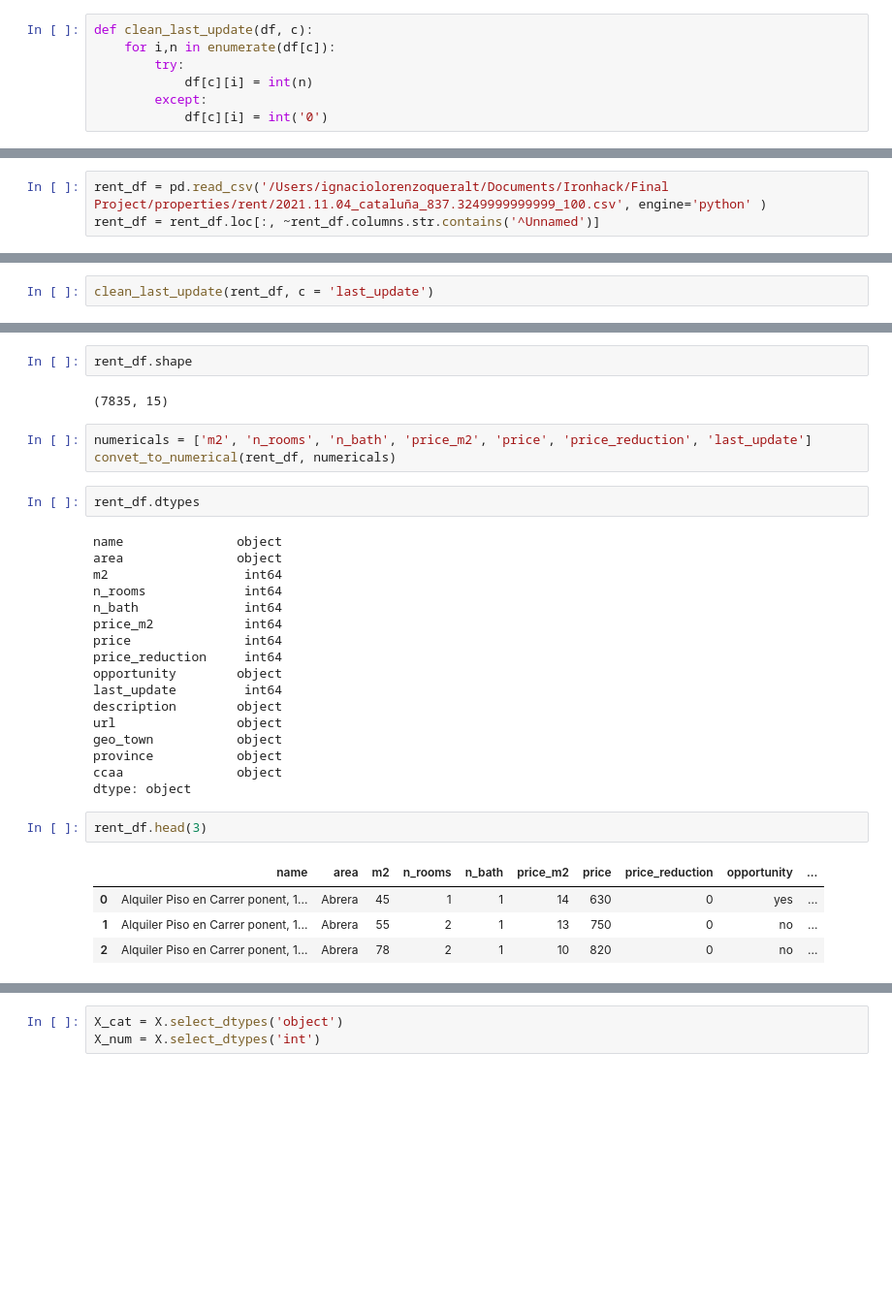
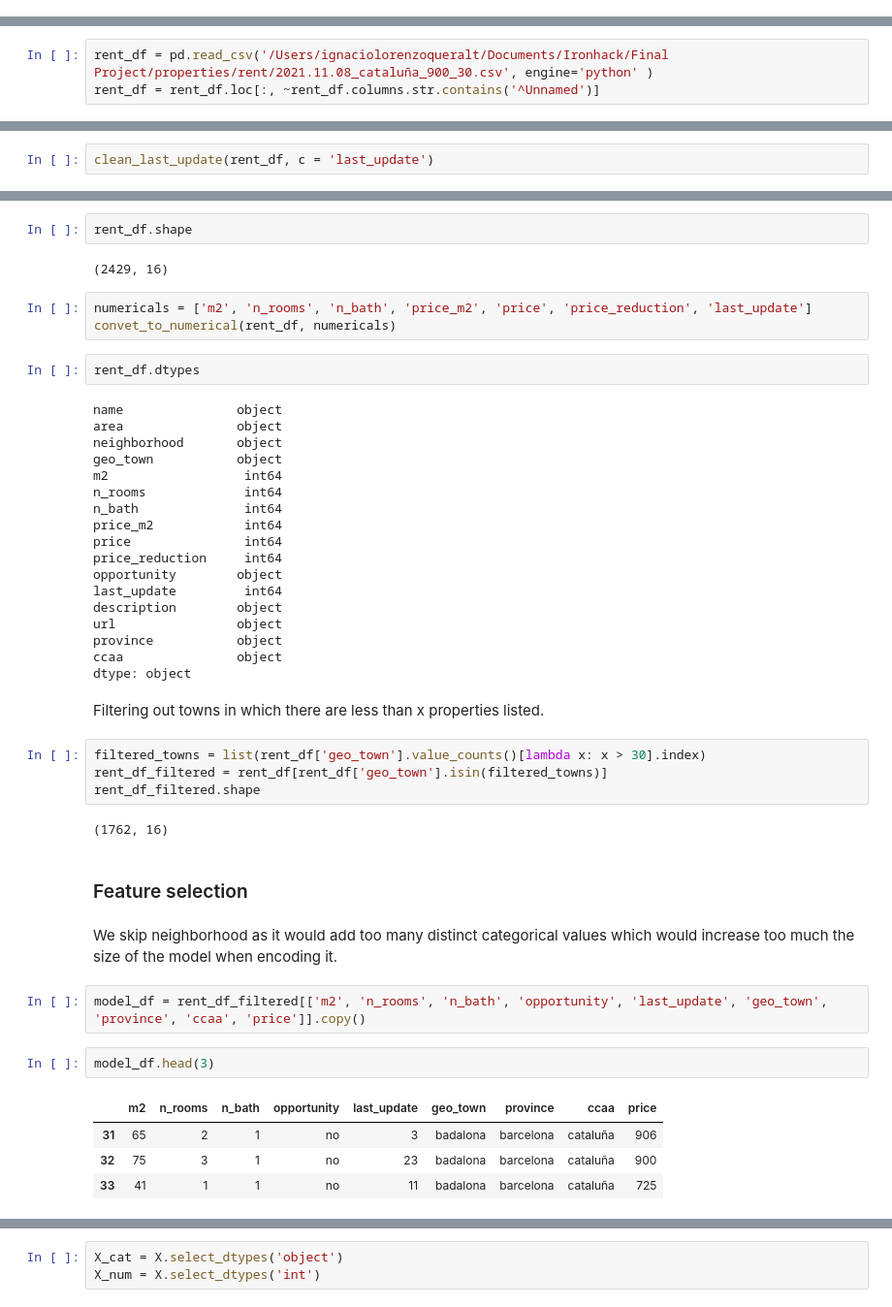
Before and after one commit to ignaciolorenzo/final-project-ignacio, a Jupyter notebook: rent_price_prediction.ipynb, the cells around one changed output, grey strips where cells are left out. Shown at 97% size. Cells and saved outputs as stored; diff of their text form; blank space fills up the shorter version.

```diff
--- a/rent_price_prediction.ipynb
+++ b/rent_price_prediction.ipynb
@@ -11,7 +17,0 @@ warnings.filterwarnings('ignore')
-# %%
-def clean_last_update(df, c):
-    for i,n in enumerate(df[c]):
-        try:
-            df[c][i] = int(n)
-        except:
-            df[c][i] = int('0')
@@ -35,3 +22,3 @@ def convet_to_numerical(df, list = []):
 # %%
-rent_df = pd.read_csv('/Users/ignaciolorenzoqueralt/Documents/Ironhack/Final Project/properties/rent/2021.11.04_cataluña_837.3249999999999_100.csv', engine='python' )
+rent_df = pd.read_csv('/Users/ignaciolorenzoqueralt/Documents/Ironhack/Final Project/properties/rent/2021.11.08_cataluña_900_30.csv', engine='python' )
 rent_df = rent_df.loc[:, ~rent_df.columns.str.contains('^Unnamed')]
@@ -50,7 +44,7 @@ checking_nulls(rent_df)
 # %%
 rent_df.shape
 # %% [output]
-(7835, 15)
+(2429, 16)
 # %%
 numericals = ['m2', 'n_rooms', 'n_bath', 'price_m2', 'price', 'price_reduction', 'last_update']
 convet_to_numerical(rent_df, numericals)
@@ -59,6 +53,8 @@ rent_df.dtypes
 # %% [output]
 name               object
 area               object
+neighborhood       object
+geo_town           object
 m2                  int64
 n_rooms             int64
 n_bath              int64
@@ -69,14 +65,27 @@ opportunity        object
 last_update         int64
 description        object
 url                object
-geo_town           object
 province           object
 ccaa               object
 dtype: object
+# %% [markdown]
+Filtering out towns in which there are less than x properties listed.
+# %%
+filtered_towns = list(rent_df['geo_town'].value_counts()[lambda x: x > 30].index)
+rent_df_filtered = rent_df[rent_df['geo_town'].isin(filtered_towns)]
+rent_df_filtered.shape
+# %% [output]
+(1762, 16)
+# %% [markdown]
+### Feature selection
+# %% [markdown]
+We skip neighborhood as it would add too many distinct categorical values which would increase too much the size of the model when encoding it.
+# %%
+model_df = rent_df_filtered[['m2', 'n_rooms', 'n_bath', 'opportunity', 'last_update', 'geo_town', 'province', 'ccaa', 'price']].copy()
 # %%
-rent_df.head(3)
+model_df.head(3)
 # %% [output]
-|  | name | area | m2 | n_rooms | n_bath | price_m2 | price | price_reduction | opportunity | ... |
-| 0 | Alquiler Piso en Carrer ponent, 1... | Abrera | 45 | 1 | 1 | 14 | 630 | 0 | yes | ... |
-| 1 | Alquiler Piso en Carrer ponent, 1... | Abrera | 55 | 2 | 1 | 13 | 750 | 0 | no | ... |
-| 2 | Alquiler Piso en Carrer ponent, 1... | Abrera | 78 | 2 | 1 | 10 | 820 | 0 | no | ... |
+|  | m2 | n_rooms | n_bath | opportunity | last_update | geo_town | province | ccaa | price |
+| 31 | 65 | 2 | 1 | no | 3 | badalona | barcelona | cataluña | 906 |
+| 32 | 75 | 3 | 1 | no | 23 | badalona | barcelona | cataluña | 900 |
+| 33 | 41 | 1 | 1 | no | 11 | badalona | barcelona | cataluña | 725 |
```
Also changed, not shown: parts of 28 cells of this notebook, 2 other files.
